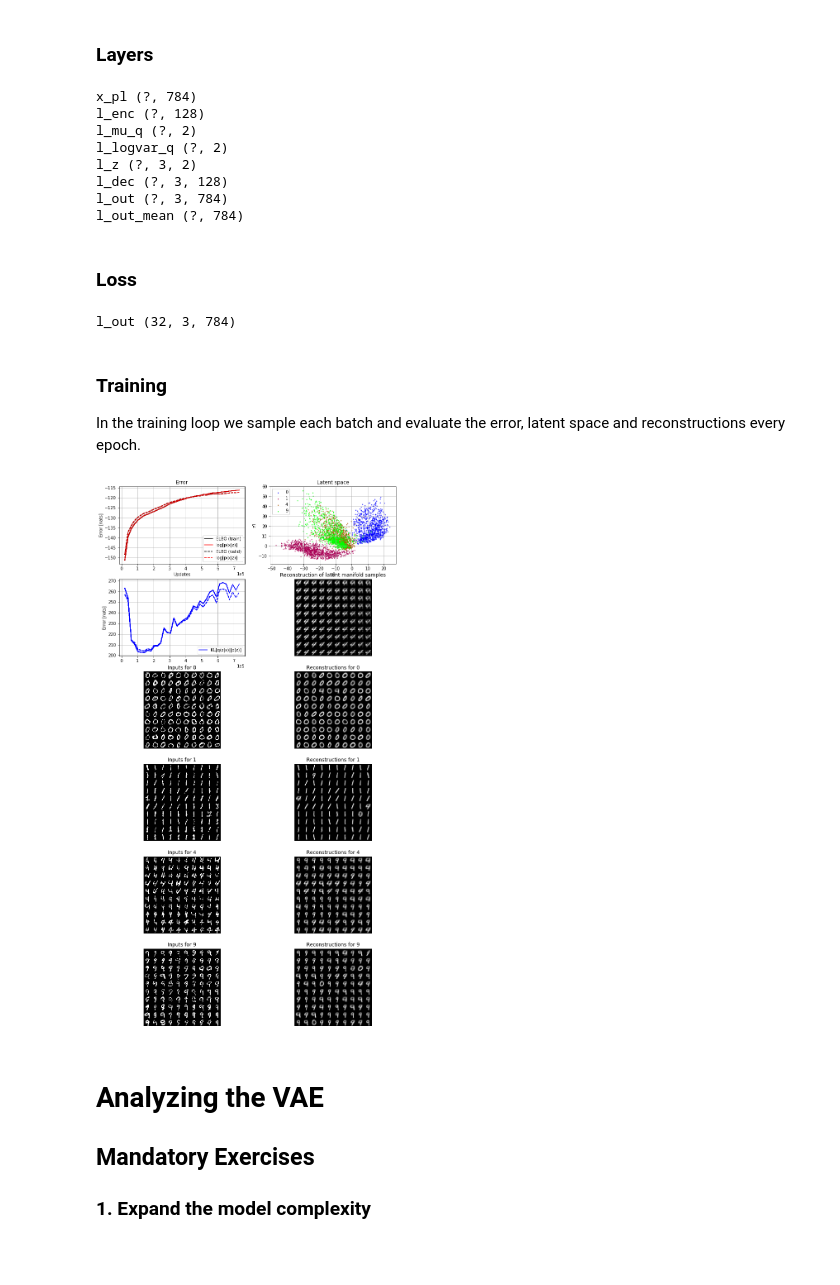
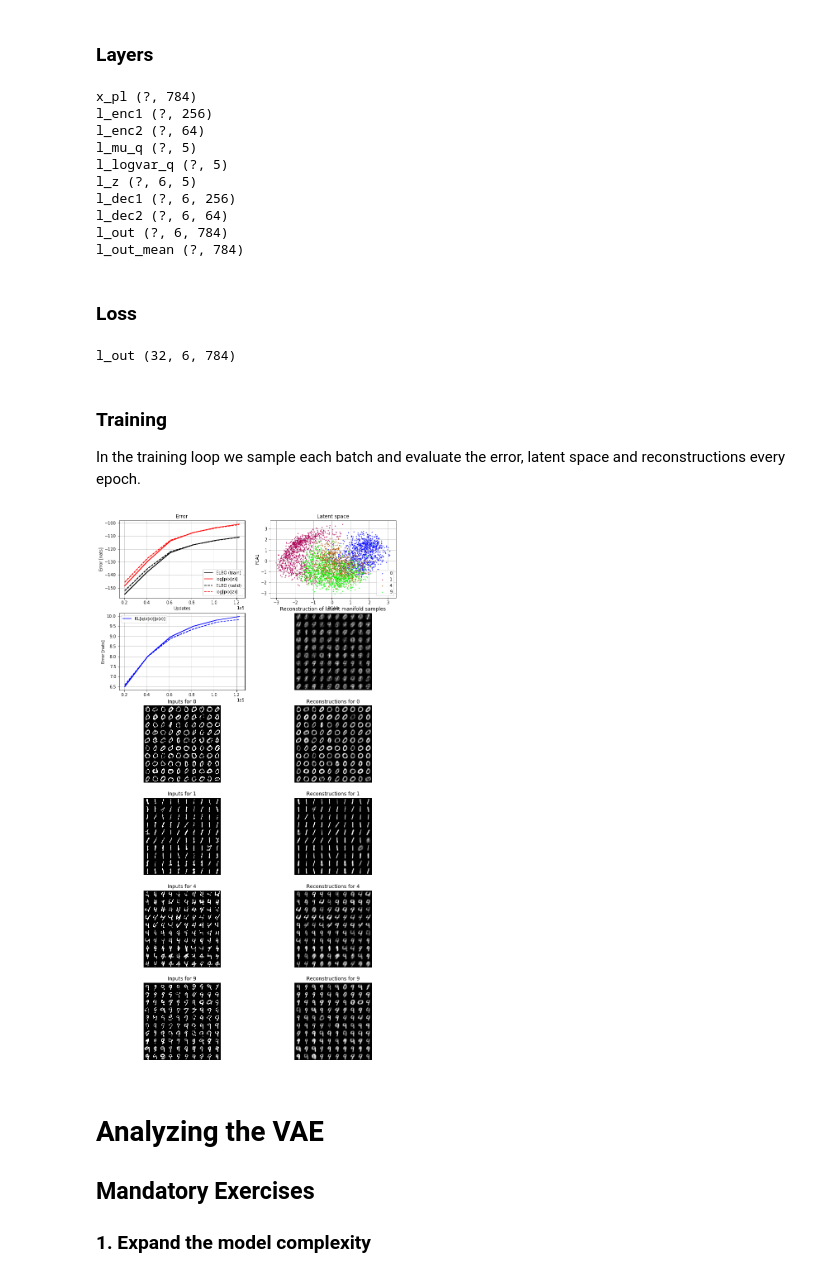
Before and after one commit to luklbe/02456-deep-learning, a Jupyter notebook: notebooks/lab5_Unsupervised/2.EXE_Variational_Auto_Encoders.ipynb, the cells around one changed output. Cells and saved outputs as stored; diff of their text form; code cells hidden in the pictures.

```diff
--- a/notebooks/lab5_Unsupervised/2.EXE_Variational_Auto_Encoders.ipynb
+++ b/notebooks/lab5_Unsupervised/2.EXE_Variational_Auto_Encoders.ipynb
@@ -265,8 +265,8 @@ def log_normal2(x, mean, log_var, eps=0.0):
 num_features = x_train.shape[1]
 
 # define latent size and number of samples to draw
-num_latent_z = 2
-num_samples = 3
+num_latent_z = 5
+num_samples = 6
 
 # reset graph
 reset_default_graph()
@@ -278,13 +278,15 @@ x_pl = tf.placeholder(tf.float32, [None, num_features], 'x_pl')
 print('x_pl', x_pl.shape)
 
 # Encoder
-l_enc = layers.dense(inputs=x_pl, units=128, activation=relu, name='l_enc')
+l_enc1 = layers.dense(inputs=x_pl, units=256, activation=relu, name='l_enc1')
+l_enc2 = layers.dense(inputs=l_enc1, units=64, activation=relu, name='l_enc2')
 
-print('l_enc', l_enc.shape)
+print('l_enc1', l_enc1.shape)
+print('l_enc2', l_enc2.shape)
 
 ## Define the latent parameters as two hidden layers
-l_mu_q = layers.dense(l_enc, units=num_latent_z, activation=None)     #mu(x)
-l_logvar_q = layers.dense(l_enc, units=num_latent_z, activation=lambda x: tf.clip_by_value(x,-10,10)) #logvar(x),
+l_mu_q = layers.dense(l_enc2, units=num_latent_z, activation=None)     #mu(x)
+l_logvar_q = layers.dense(l_enc2, units=num_latent_z, activation=lambda x: tf.clip_by_value(x,-10,10)) #logvar(x),
 
 print('l_mu_q', l_mu_q.shape)
 print('l_logvar_q', l_logvar_q.shape)
@@ -295,12 +297,14 @@ l_z = sample_layer(mean=l_mu_q, log_var=l_logvar_q, num_samples=num_samples)
 print('l_z', l_z.shape)
 
 # Decoder
-l_dec = layers.dense(inputs=l_z, units=128, activation=relu, name='l_dec')
+l_dec1 = layers.dense(inputs=l_z, units=256, activation=relu, name='l_dec1')
+l_dec2 = layers.dense(inputs=l_dec1, units=64, activation=relu, name='l_dec2')
 
-print('l_dec', l_dec.shape)
+print('l_dec1', l_dec1.shape)
+print('l_dec2', l_dec2.shape)
 
 # Output layer, sigmoid due to bounded pixel values in range [0,1]
-l_out = layers.dense(inputs=l_dec, units=num_features, activation=sigmoid, name='l_out')
+l_out = layers.dense(inputs=l_dec2, units=num_features, activation=sigmoid, name='l_out')
 
 print('l_out', l_out.shape)
 
@@ -309,12 +313,14 @@ l_out_mean = tf.reduce_mean(l_out, axis = 1)
 print('l_out_mean', l_out_mean.shape)
 # %% [output]
 x_pl (?, 784)
-l_enc (?, 128)
-l_mu_q (?, 2)
-l_logvar_q (?, 2)
-l_z (?, 3, 2)
-l_dec (?, 3, 128)
-l_out (?, 3, 784)
+l_enc1 (?, 256)
+l_enc2 (?, 64)
+l_mu_q (?, 5)
+l_logvar_q (?, 5)
+l_z (?, 6, 5)
+l_dec1 (?, 6, 256)
+l_dec2 (?, 6, 64)
+l_out (?, 6, 784)
 l_out_mean (?, 784)
 # %% [markdown]
 ### Loss
@@ -331,8 +337,8 @@ log_p_x_given_z = -tf.reduce_mean(binary_cross_entropy(l_out, tf.expand_dims(x_p
 KL_qp = tf.reduce_mean(kl_normal2_stdnormal(l_mu_q, l_logvar_q, eps=eps), name = "KL")
 
 # Combining the two terms in the evidence lower bound objective (ELBO)
-#ELBO_loss = tf.subtract(log_p_x_given_z, KL_qp, name="ELBO")
-ELBO_loss = tf.subtract(log_p_x_given_z, 0*KL_qp, name="ELBO")
+ELBO_loss = tf.subtract(log_p_x_given_z, KL_qp, name="ELBO")
+#ELBO_loss = tf.subtract(log_p_x_given_z, 0*KL_qp, name="ELBO")
 
 # If you want additional regularization
 #reg_scale = 0.0005
@@ -360,13 +366,14 @@ feed_dict = {x_pl: _x_test}
 res_forward_pass = sess.run(fetches=[l_out], feed_dict=feed_dict)
 print("l_out", res_forward_pass[0].shape)
 # %% [output]
-l_out (32, 3, 784)
+l_out (32, 6, 784)
 # %% [markdown]
 ### Training
 
 In the training loop we sample each batch and evaluate the error, latent space and reconstructions every epoch.
 # %%
 from scipy.stats import norm as gaussian
+from sklearn.decomposition import PCA
 
 # Create
 steps = np.linspace(0.1, 0.9, 10)
@@ -456,12 +463,15 @@ try:
         plt.subplot(num_classes+2,2,2)
         plt.cla()
         plt.title('Latent space')
-        plt.xlabel('z0'), plt.ylabel('z1')
+        plt.xlabel('PCA0'), plt.ylabel('PCA1')
         color = iter(plt.get_cmap('brg')(np.linspace(0, 1.0, num_classes)))
         legend_handles = []
         for i, c in enumerate(included_classes):
             clr = next(color)
-            h = plt.scatter(eval_z[targets_valid==c, 0], eval_z[targets_valid==c, 1], c=clr, s=5., lw=0, marker='o', )
+            pca = PCA(n_components=2)
+            pca.fit(eval_z)
+            to_plot = pca.transform(eval_z)
+            h = plt.scatter(to_plot[targets_valid==c, 0], to_plot[targets_valid==c, 1], c=clr, s=5., lw=0, marker='o', )
             legend_handles.append(h)
         plt.grid('on')
         plt.legend(legend_handles, included_classes)
@@ -494,34 +504,34 @@ try:
             plt.axis('off')
             idx = 0
             canvas = np.zeros((28*10, 10*28))
             for i in range(10):
                 for j in range(10):
                     canvas[i*28:(i+1)*28, j*28:(j+1)*28] = x_valid[targets_valid==included_classes[c]][idx].reshape((28, 28))
                     idx += 1
             plt.imshow(canvas, cmap='gray')
 
             plt.subplot(num_classes+2,2,k+1)
             plt.cla()
             plt.title('Reconstructions for %i' % included_classes[c])
             plt.axis('off')
             idx = 0
             canvas = np.zeros((28*10, 10*28))
             for i in range(10):
                 for j in range(10):
                     canvas[i*28:(i+1)*28, j*28:(j+1)*28] = eval_out[targets_valid==included_classes[c]][idx].reshape((28, 28))
                     idx += 1
             plt.imshow(canvas, cmap='gray')
             c+=1
 
 
         plt.savefig("out53.png")
         display(Image(filename="out53.png"))
         clear_output(wait=True)
 
 except KeyboardInterrupt:
     pass
 # %% [output]
-[figure, old version]
+[figure, new version]
 # %% [markdown]
 # Analyzing the VAE
 
```
Also changed, not shown: parts of 6 cells of this notebook, 2 other files.
